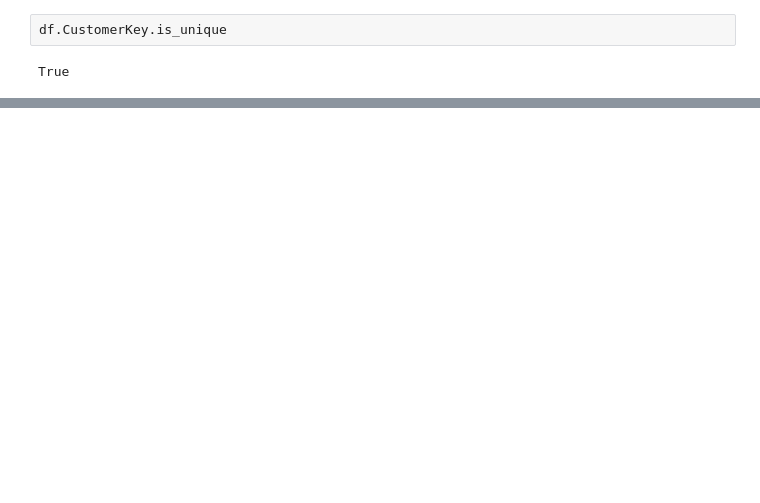
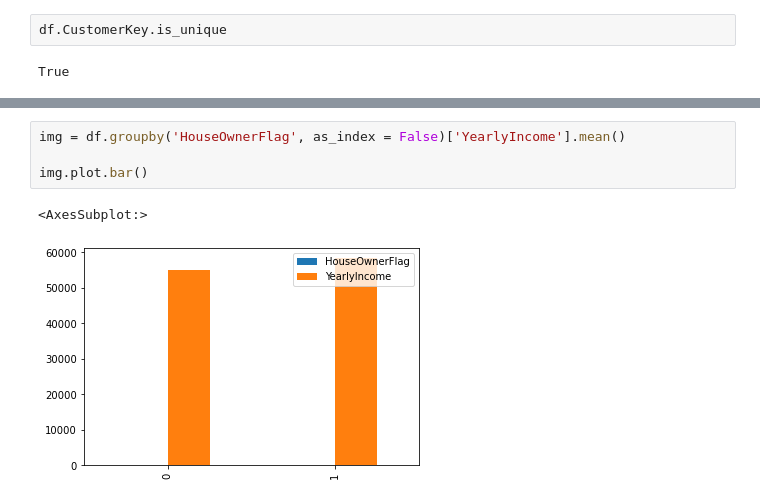
Before and after one commit to manfredimiraula/remote-dataeng, a Jupyter notebook: code/eda_notebooks/eda_on_dimcustomers.ipynb, the cells around one changed output, grey strips where cells are left out. Cells and saved outputs as stored; diff of their text form; blank space fills up the shorter version.

```diff
--- a/code/eda_notebooks/eda_on_dimcustomers.ipynb
+++ b/code/eda_notebooks/eda_on_dimcustomers.ipynb
@@ -72,0 +78,7 @@ True
+# %%
+img = df.groupby('HouseOwnerFlag', as_index = False)['YearlyIncome'].mean()
+
+img.plot.bar()
+# %% [output]
+<AxesSubplot:>
+[figure, added]
```
Also changed, not shown: parts of 8 cells of this notebook, 9 other files.
